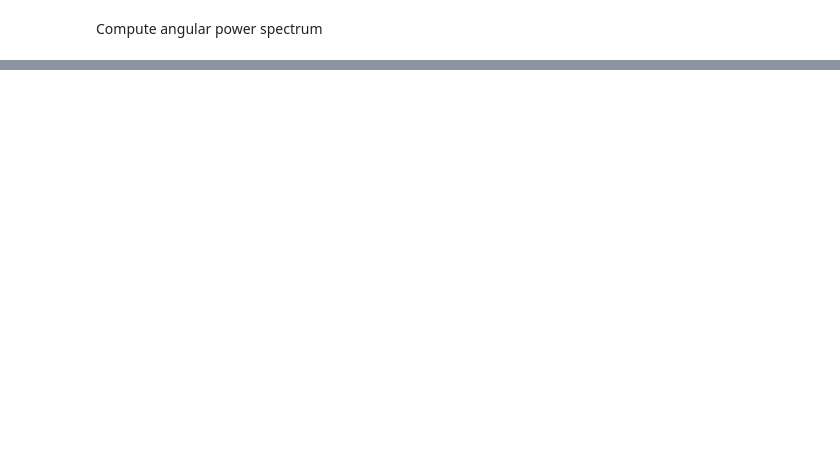
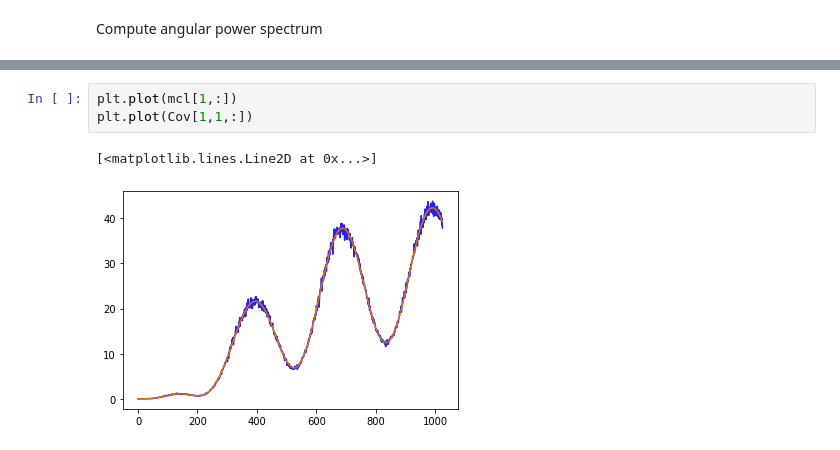
Before and after one commit to toshiyan/cmblensplus, a Jupyter notebook: example/curvedsky_utils/generate_gaussian_alms.ipynb, the cells around one changed output, grey strips where cells are left out. Saved outputs shown, nothing was run; the diff lists cells and outputs as text; blank space fills up the shorter version.

```diff
--- a/example/curvedsky_utils/generate_gaussian_alms.ipynb
+++ b/example/curvedsky_utils/generate_gaussian_alms.ipynb
@@ -44,0 +82,6 @@ print(np.mean(cl/nl))
+# %%
+plt.plot(mcl[1,:])
+plt.plot(Cov[1,1,:])
+# %% [output]
+[<matplotlib.lines.Line2D at 0x...>]
+[figure, added]
```
Also changed, not shown: parts of 10 cells of this notebook, 1 other file.
